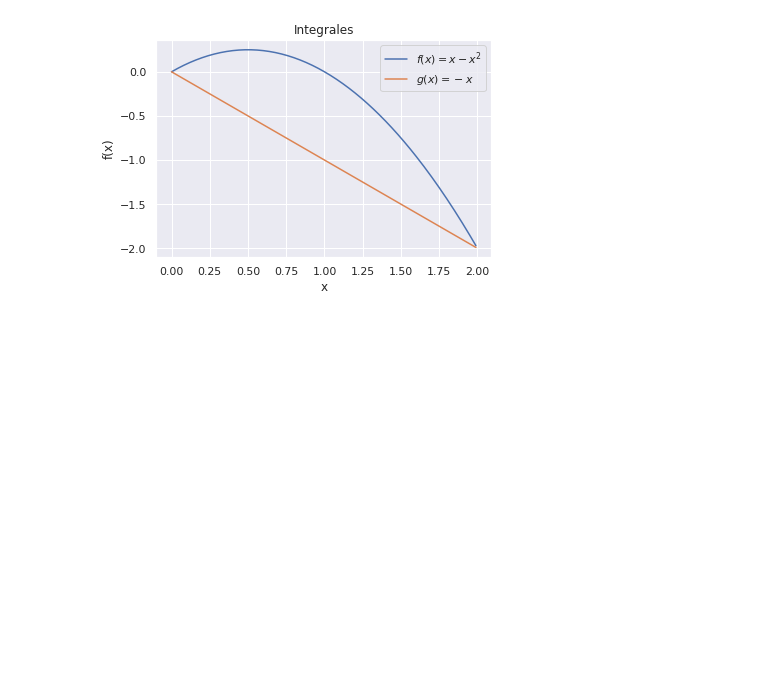
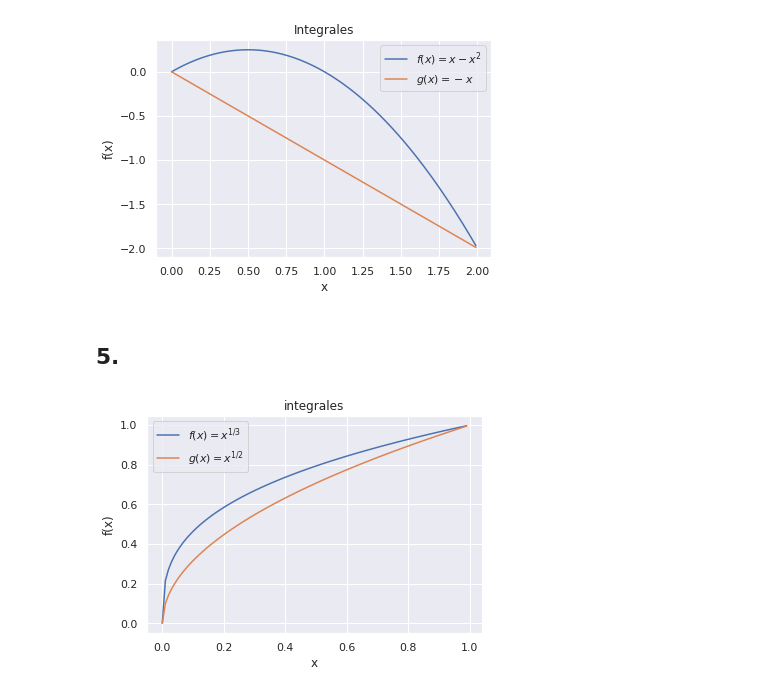
Before and after one commit to IamFode/matematicas, a Jupyter notebook: calculo/tom_apostol/python/2.4_ejercicios.ipynb, the cells around one changed output. Saved outputs shown, nothing was run; the diff lists cells and outputs as text; code cells hidden in the pictures; blank space fills up the shorter version.

```diff
--- a/calculo/tom_apostol/python/2.4_ejercicios.ipynb
+++ b/calculo/tom_apostol/python/2.4_ejercicios.ipynb
@@ -65,3 +65,19 @@ plt.legend()
 plt.show()
 # %% [output]
 [figure]
+# %% [markdown]
+## 5.
+# %%
+x = np.arange(0,1,0.01)
+f = x**(1/3)
+g = x**(1/2)
+fig, ax = plt.subplots()
+ax.plot(x,f, label = "$f(x)=x^{1/3}$")
+ax.plot(x,g, label = "$g(x)=x^{1/2}$")
+ax.set_xlabel("x")
+ax.set_ylabel("f(x)")
+ax.set_title("integrales")
+plt.legend()
+plt.show()
+# %% [output]
+[figure, added]
```
Also changed, not shown: parts of 1 cell of this notebook, 6 other files.
